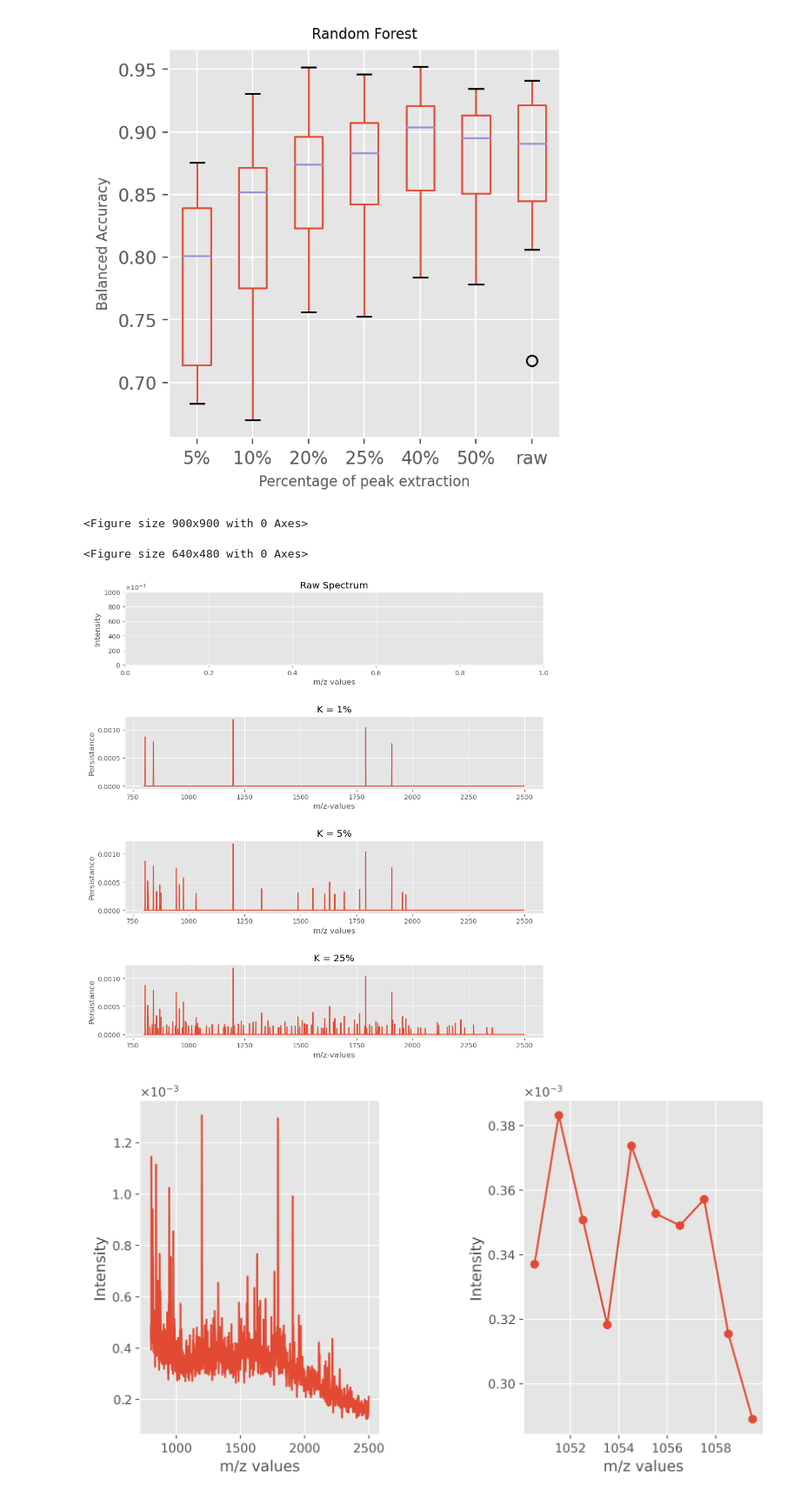
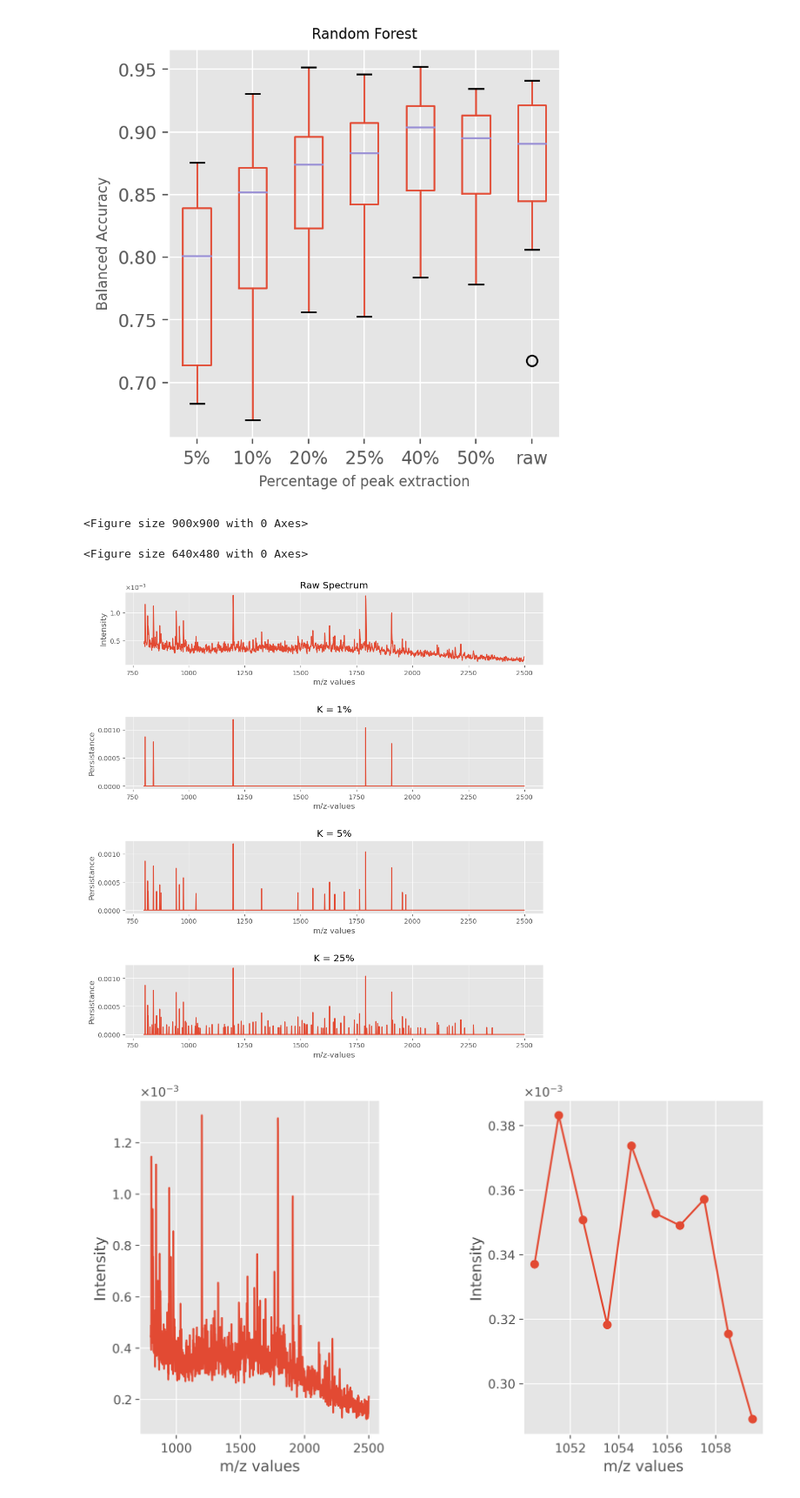
Before and after one commit to klailag/SupervisedTDAMethodForMALDI, a Jupyter notebook: pythonCode/main.ipynb, the cells around one changed output. Shown at 87% size. Saved outputs shown, nothing was run; the diff lists cells and outputs as text; code cells hidden in the pictures.

```diff
--- a/pythonCode/main.ipynb
+++ b/pythonCode/main.ipynb
@@ -166,8 +177,13 @@ p = X_values.shape[0]
 y = pd.DataFrame(np.where(classes == 1, 0, 1))
 # %%
 # We experiment over a grid of levels of peaks extraction. Namely, 0.01, 0.05, 0.1., 0.2, 0.25, 0.4, 0.5
-listOfk = [0.01, 0.05, 0.1, 0.2, 0.25, 0.4, 0.5]
+listOfk = [0.01, 0.05, 0.1, 0.2, 0.25, 0.4, 0.5, 1]
+q = TicToc()
+
+q.tic()
 ListOfXk = getPersistenceTransformation(data_X = X_values, listOfK = listOfk)
+q_time = q.tocvalue(restart = True)
+print(f'Time for the analysis : {q_time} seconds')
 X_k1 = ListOfXk[0]
 X_k2 = ListOfXk[1]
 X_k3 = ListOfXk[2]
@@ -175,3 +191,4 @@ X_k4 = ListOfXk[3]
 X_k5 = ListOfXk[4]
 X_k6 = ListOfXk[5]
 X_k7 = ListOfXk[6]
+X_raw = ListOfXk[7]
@@ -336,41 +363,41 @@ fig = plt.figure()
 fig, ax = plt.subplots(4, 1)
 
 
-#ax[0].plot(mz_values, np.transpose(s1))
+ax[0].plot(mz_values, np.transpose(s1))
 
 ax[0].ticklabel_format(axis='y',style='sci',scilimits=(-3, -3), useMathText = True)
 ax[0].set_ylabel('Intensity')
 ax[0].set_xlabel('m/z values')
 ax[0].set_title("Raw Spectrum")
 
 #.subplot(2, 2, 2) # index 2
 ax[1].plot(mz_values, np.transpose(s2))
 ax[1].set_ylabel('Persistance')
 ax[1].set_xlabel('m/z-values')
 ax[1].set_title("K = 1%")
 
 ax[2].plot(mz_values, np.transpose(s3))
 ax[2].set_ylabel('Persistance')
 ax[2].set_xlabel('m/z values')
 ax[2].set_title("K = 5%")
 
 ax[3].plot(mz_values, np.transpose(s4))
 ax[3].set_ylabel('Persistance')
 ax[3].set_xlabel('m/z-values')
 ax[3].set_title("K = 25%")
 
 plt.subplots_adjust(left=0.1,
                     bottom=0.01,
                     right=1.5,
                     top=2,
                     wspace=0.6,
                     hspace=0.7)
 
 plt.savefig("results/persistance.pdf", format="pdf", bbox_inches="tight")
 # %% [output]
 <Figure size 900x900 with 0 Axes>
 <Figure size 640x480 with 0 Axes>
-[figure, old version]
+[figure, new version]
 # %%
 import matplotlib
 matplotlib.style.use('ggplot')
```
Also changed, not shown: parts of 6 cells of this notebook, 16 other files.
